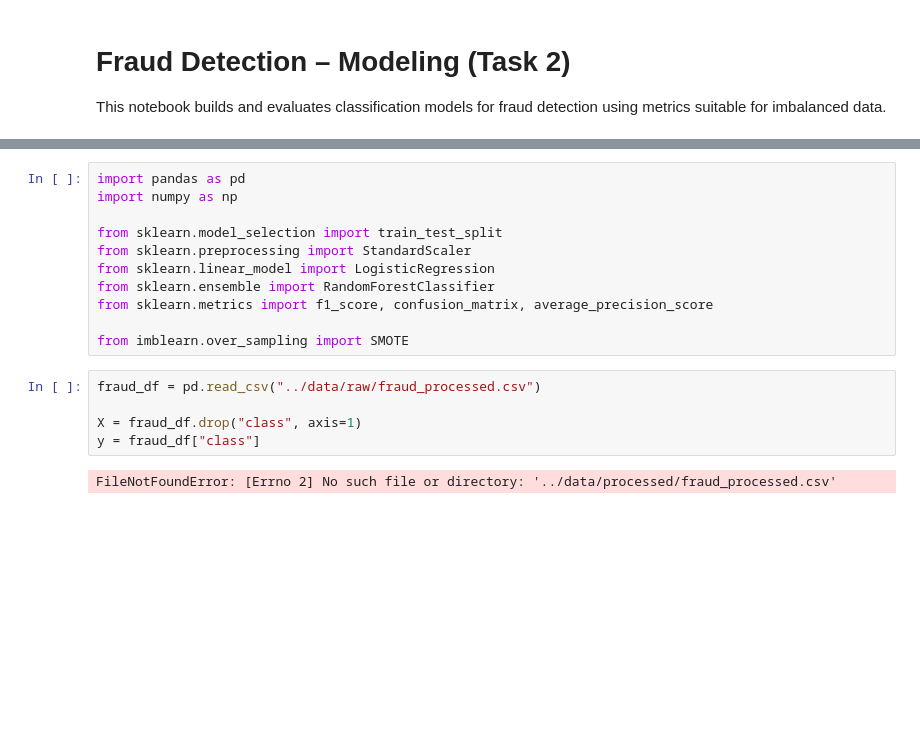
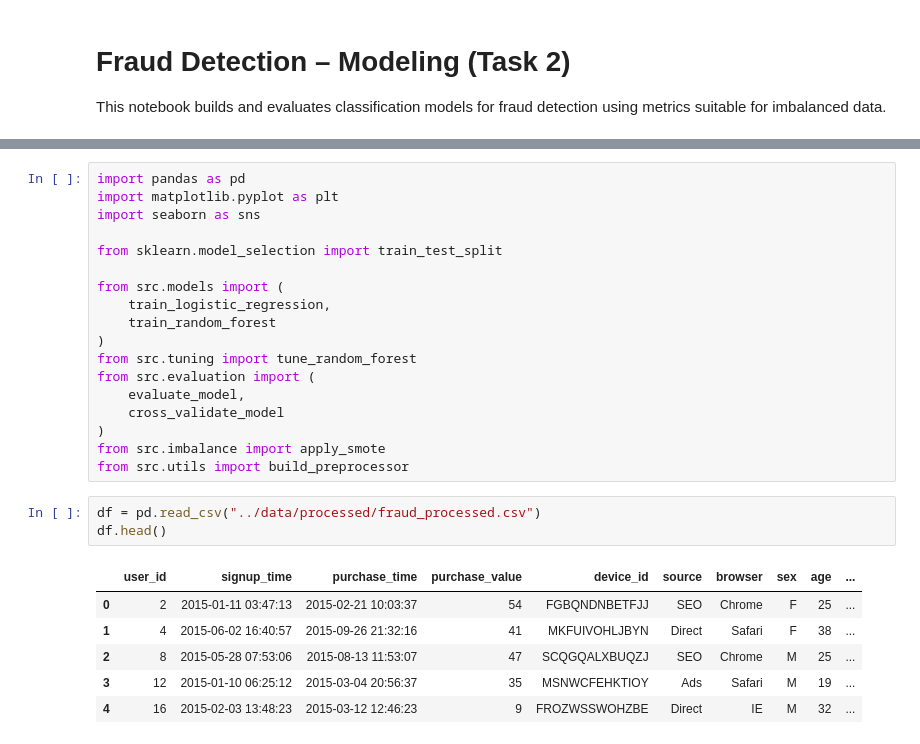
Before and after one commit to H-han221/Fraud-detection-system, a Jupyter notebook: notebooks/modeling.ipynb, the cells around one changed output, grey strips where cells are left out. Saved outputs shown, nothing was run; the diff lists cells and outputs as text; blank space fills up the shorter version.

```diff
--- a/notebooks/modeling.ipynb
+++ b/notebooks/modeling.ipynb
@@ -6,18 +13,28 @@ using metrics suitable for imbalanced data.
 # %%
 import pandas as pd
-import numpy as np
+import matplotlib.pyplot as plt
+import seaborn as sns
 
 from sklearn.model_selection import train_test_split
-from sklearn.preprocessing import StandardScaler
-from sklearn.linear_model import LogisticRegression
-from sklearn.ensemble import RandomForestClassifier
-from sklearn.metrics import f1_score, confusion_matrix, average_precision_score
 
-from imblearn.over_sampling import SMOTE
+from src.models import (
+    train_logistic_regression,
+    train_random_forest
+)
+from src.tuning import tune_random_forest
+from src.evaluation import (
+    evaluate_model,
+    cross_validate_model
+)
+from src.imbalance import apply_smote
+from src.utils import build_preprocessor
-# %%
-fraud_df = pd.read_csv("../data/raw/fraud_processed.csv")
-
-X = fraud_df.drop("class", axis=1)
-y = fraud_df["class"]
-# %% [output]
-FileNotFoundError: [Errno 2] No such file or directory: '../data/processed/fraud_processed.csv'
+# %%
+df = pd.read_csv("../data/processed/fraud_processed.csv")
+df.head()
+# %% [output]
+|  | user_id | signup_time | purchase_time | purchase_value | device_id | source | browser | sex | age | ... |
+| 0 | 2 | 2015-01-11 03:47:13 | 2015-02-21 10:03:37 | 54 | FGBQNDNBETFJJ | SEO | Chrome | F | 25 | ... |
+| 1 | 4 | 2015-06-02 16:40:57 | 2015-09-26 21:32:16 | 41 | MKFUIVOHLJBYN | Direct | Safari | F | 38 | ... |
+| 2 | 8 | 2015-05-28 07:53:06 | 2015-08-13 11:53:07 | 47 | SCQGQALXBUQZJ | SEO | Chrome | M | 25 | ... |
+| 3 | 12 | 2015-01-10 06:25:12 | 2015-03-04 20:56:37 | 35 | MSNWCFEHKTIOY | Ads | Safari | M | 19 | ... |
+| 4 | 16 | 2015-02-03 13:48:23 | 2015-03-12 12:46:23 | 9 | FROZWSSWOHZBE | Direct | IE | M | 32 | ... |
```
Also changed, not shown: parts of 19 cells of this notebook, 14 other files.
